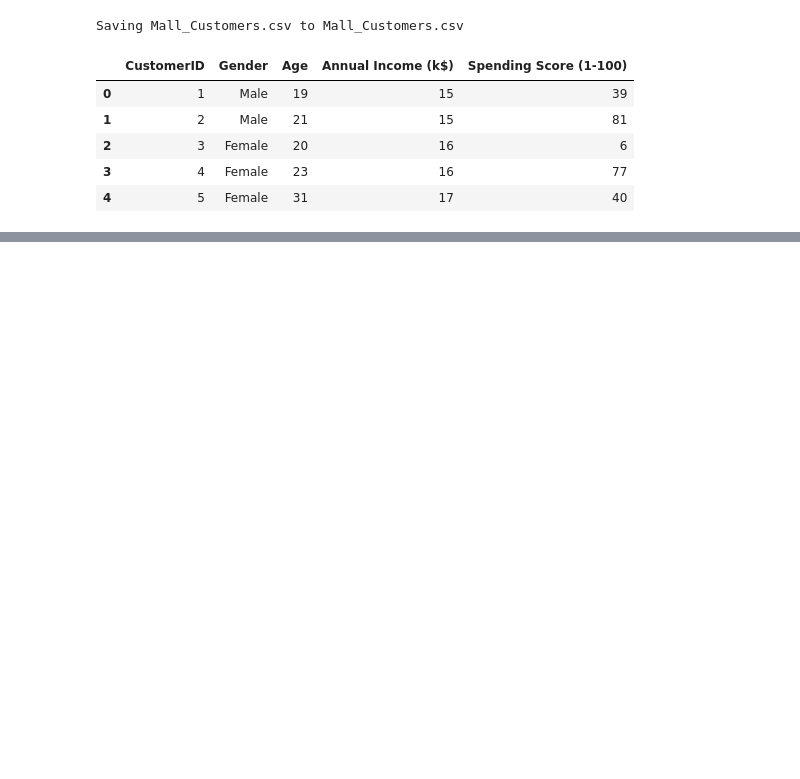
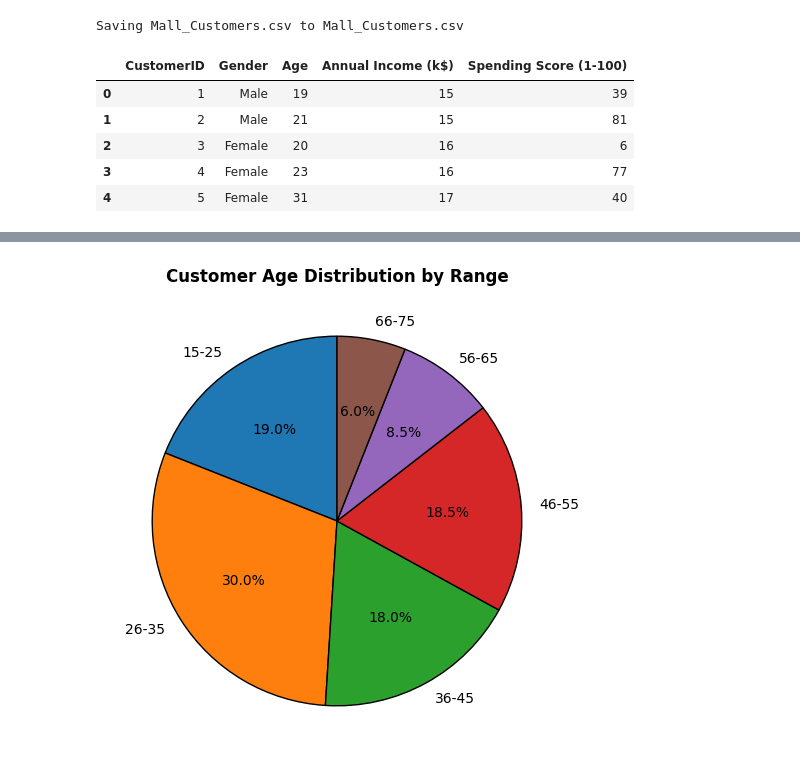
Before and after one commit to IreneWanjiruKariuki/NetflixTitles-DataCleaning, a Jupyter notebook: Mall_Customers_Clustering.ipynb, the cells around one changed output, grey strips where cells are left out. Saved outputs shown, nothing was run; the diff lists cells and outputs as text; code cells hidden in the pictures; blank space fills up the shorter version.

```diff
--- a/Mall_Customers_Clustering.ipynb
+++ b/Mall_Customers_Clustering.ipynb
@@ -22,0 +124,16 @@ Saving Mall_Customers.csv to Mall_Customers.csv
+# %%
+#2. Age distribution:
+
+bins = [15,25,35,45,55,65,75]
+labels = ['15-25','26-35','36-45','46-55','56-65','66-75']
+age_groups_temp = pd.cut(df['Age'], bins=bins, labels=labels, include_lowest=True)
+age_counts = age_groups_temp.value_counts().sort_index()
+plt.figure(figsize=(6,6))
+plt.pie(age_counts, labels=age_counts.index, autopct='%1.1f%%', startangle=90,
+        wedgeprops={'edgecolor': 'black'})
+plt.title('Customer Age Distribution by Range', fontsize=12, fontweight='bold')
+plt.show()
+
+#Most customers are between 25–45 years old, indicating a relatively young customer base.
+# %% [output]
+[figure, added]
```
Also changed, not shown: parts of 20 cells of this notebook.
